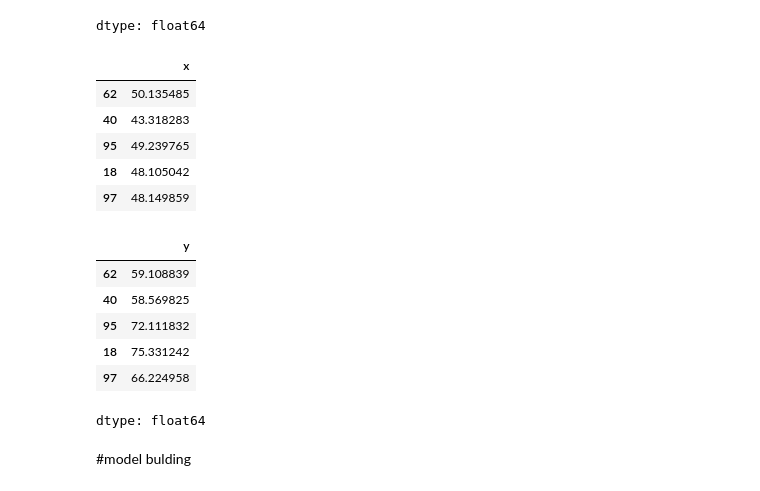
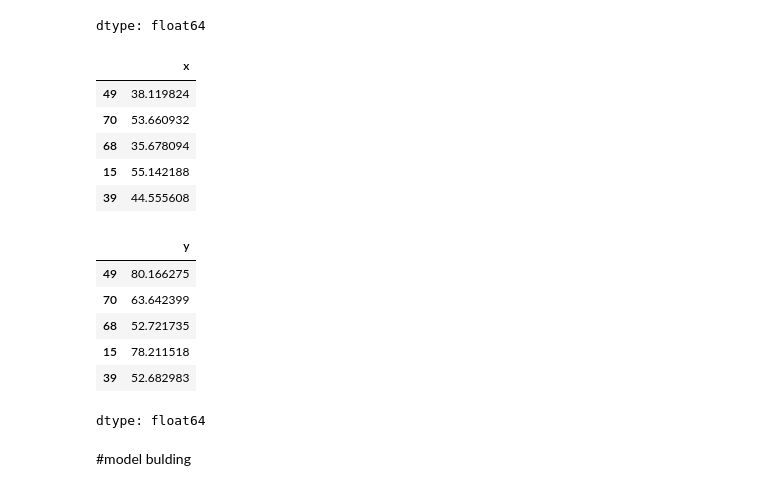
Before and after one commit to arzuantor/Linear-Regression, a Jupyter notebook: leaner_rigression_.ipynb, the cells around one changed output. Drawn from its saved outputs; the diff is of its cells as text; code cells hidden in the pictures.

```diff
--- a/leaner_rigression_.ipynb
+++ b/leaner_rigression_.ipynb
@@ -93,23 +94,23 @@ dtype: float64
 # %%
 xtrain,xtest,ytrain,ytest=train_test_split(x,y,test_size=.2,random_state=42)
 # %%
-xtest.head()
+xtrain.head()
 # %% [output]
 |  | x |
-| 62 | 50.135485 |
-| 40 | 43.318283 |
-| 95 | 49.239765 |
-| 18 | 48.105042 |
-| 97 | 48.149859 |
+| 49 | 38.119824 |
+| 70 | 53.660932 |
+| 68 | 35.678094 |
+| 15 | 55.142188 |
+| 39 | 44.555608 |
 # %%
-ytest.head()
+ytrain.head()
 # %% [output]
 |  | y |
-| 62 | 59.108839 |
-| 40 | 58.569825 |
-| 95 | 72.111832 |
-| 18 | 75.331242 |
-| 97 | 66.224958 |
+| 49 | 80.166275 |
+| 70 | 63.642399 |
+| 68 | 52.721735 |
+| 15 | 78.211518 |
+| 39 | 52.682983 |
 dtype: float64
 # %% [markdown]
 #model bulding
```
Also changed, not shown: parts of 5 cells of this notebook.
